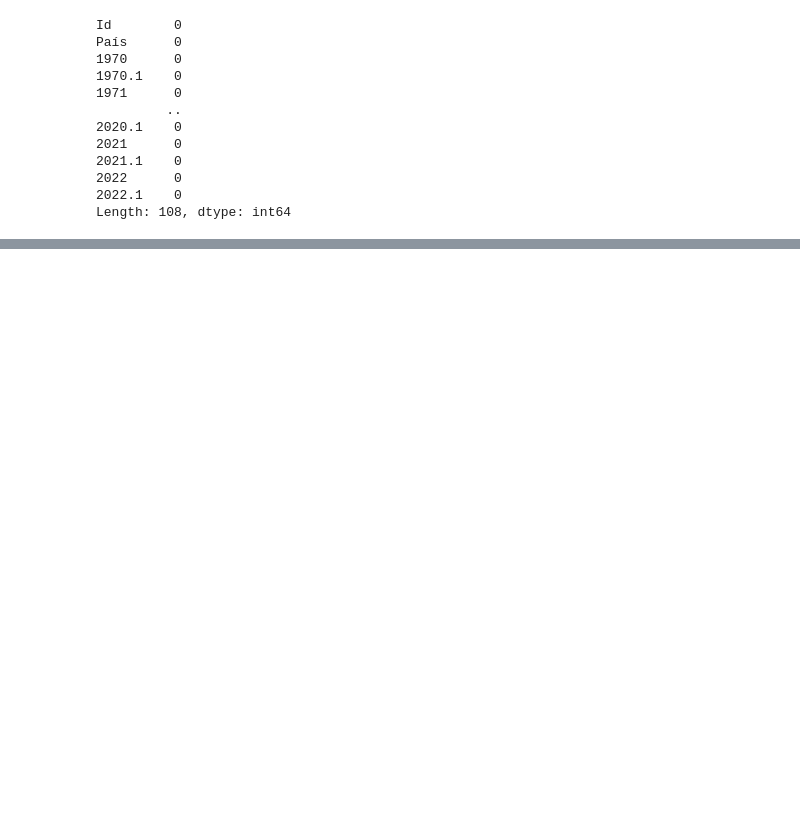
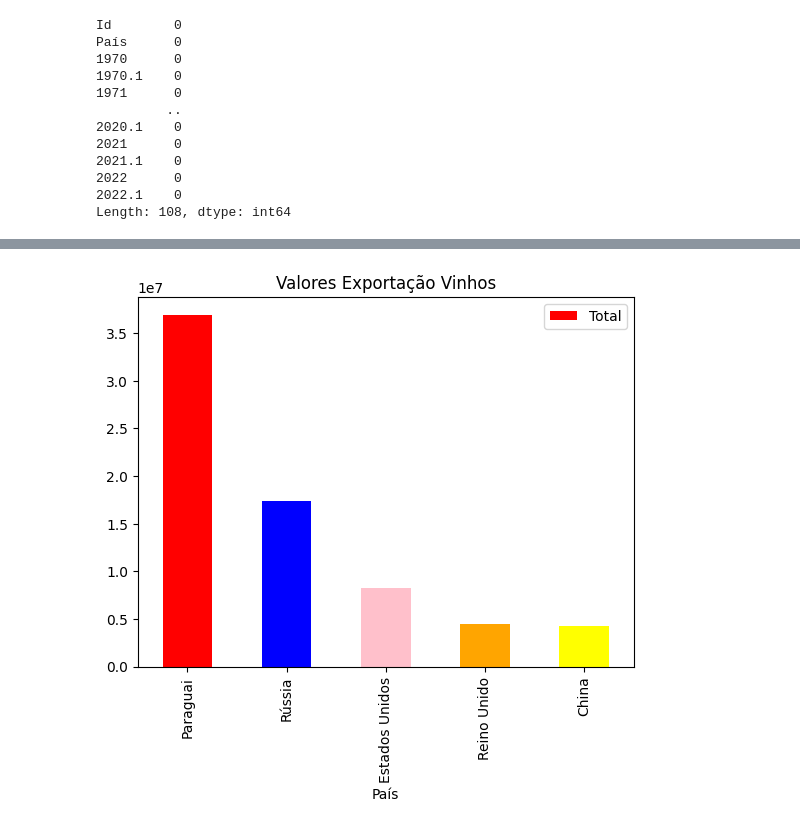
Before and after one commit to talisilvestre/Pos_Aula, a Jupyter notebook: TechChallenge.ipynb, the cells around one changed output, grey strips where cells are left out. Cells and saved outputs as stored; diff of their text form; code cells hidden in the pictures; blank space fills up the shorter version.

```diff
--- a/TechChallenge.ipynb
+++ b/TechChallenge.ipynb
@@ -222,0 +165,4 @@ Index(['Id', '1970', '1970.1', '1971', '1971.1', '1972', '1972.1', '1973',
+# %%
+valores = ['País','2010.1', '2011.1', '2012.1', '2013.1', '2014.1', '2015.1', '2016.1', '2017.1', '2018.1', '2019.1', '2020.1', '2021.1', '2022.1']
+df_valores = dados[valores].copy()
+df_valores
@@ -222,0 +183,3 @@ Index(['Id', '1970', '1970.1', '1971', '1971.1', '1972', '1972.1', '1973',
+# %%
+dados_valores2 = df_valores.set_index("País")
+dados_valores2.head()
@@ -222,0 +194,3 @@ Index(['Id', '1970', '1970.1', '1971', '1971.1', '1972', '1972.1', '1973',
+# %%
+dados_valores2["Total"] = dados_valores2.sum(axis=1)
+dados_valores2.head()
@@ -222,0 +205,3 @@ Index(['Id', '1970', '1970.1', '1971', '1971.1', '1972', '1972.1', '1973',
+# %%
+dados_ordenados_vl = dados_valores2.sort_values("Total", ascending=False)
+dados_ordenados_vl.head()
@@ -222,0 +216,6 @@ Index(['Id', '1970', '1970.1', '1971', '1971.1', '1972', '1972.1', '1973',
+# %%
+cores = ['red', 'blue', 'pink', 'orange', 'yellow']
+grafico_vl = dados_ordenados_vl.head(5).plot( y='Total', kind='bar', color=cores, title='Valores Exportação Vinhos')
+plt.show()
+# %% [output]
+[figure, added]
```
Also changed, not shown: parts of 37 cells of this notebook.
